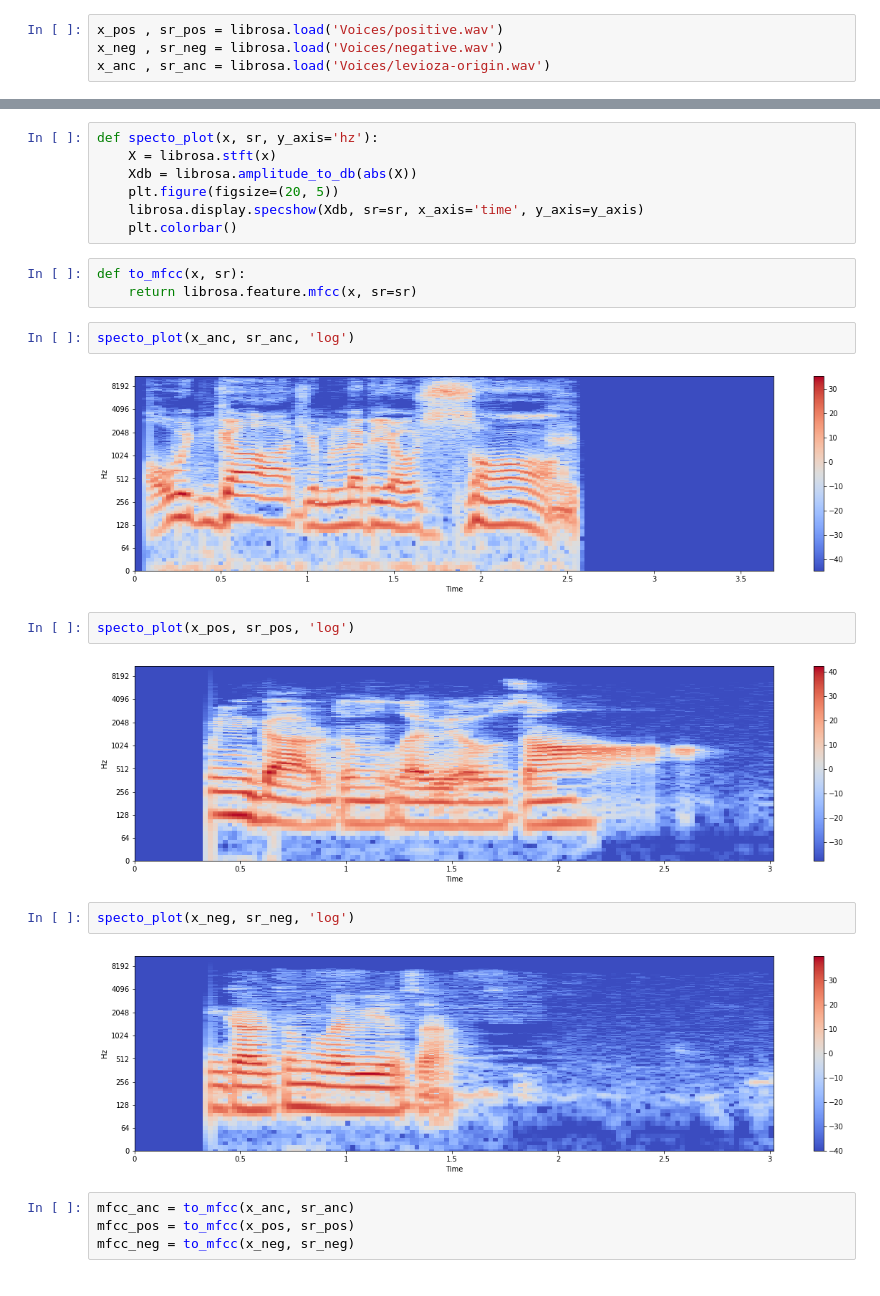
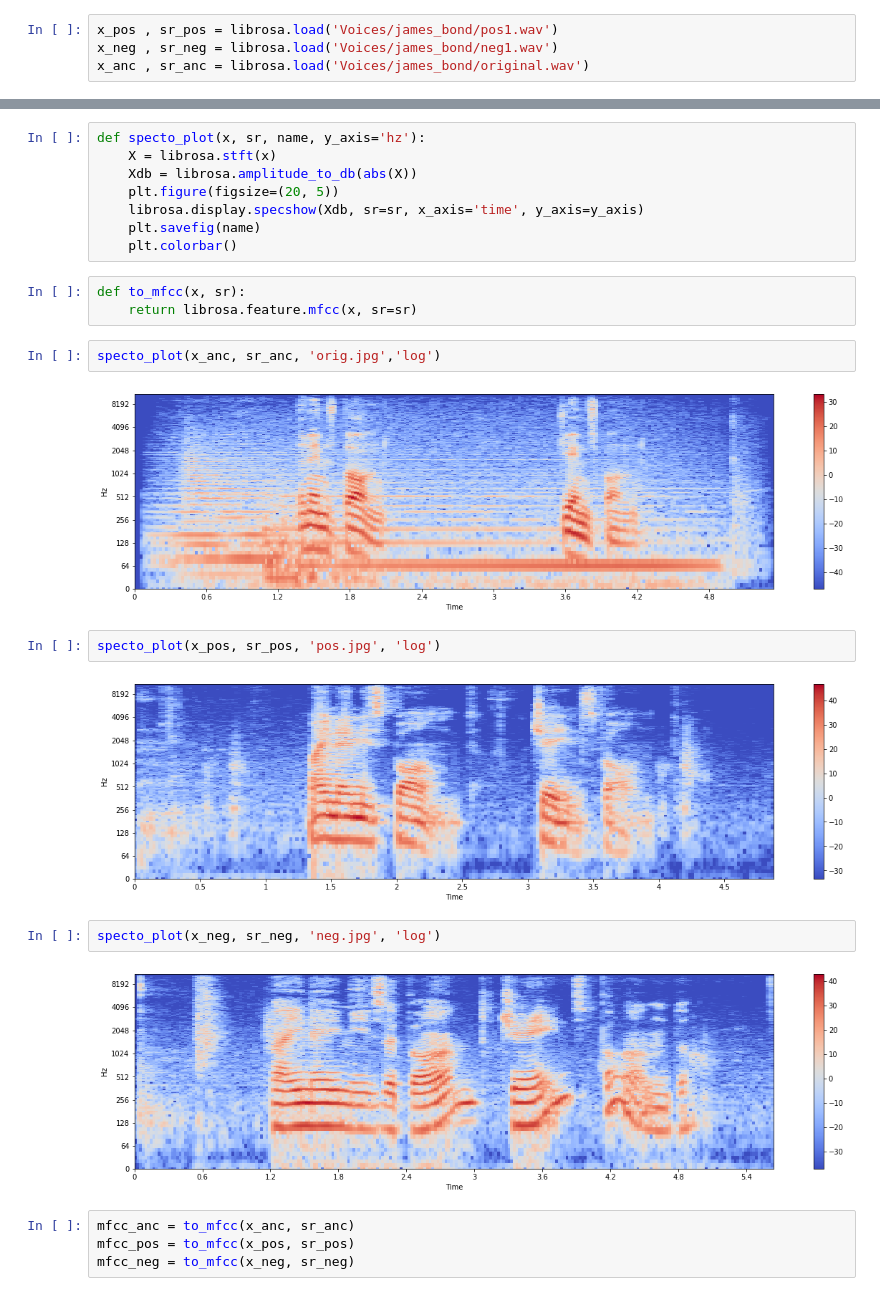
Before and after one commit to vik-vok/speech-similarity, a Jupyter notebook: voice_playing.ipynb, the cells around one changed output, grey strips where cells are left out. Drawn from its saved outputs; the diff is of its cells as text.

Commit message:
Voice comparison script

```diff
--- a/voice_playing.ipynb
+++ b/voice_playing.ipynb
@@ -32,6 +27,6 @@ ipd.Audio('Voices/levioza-origin.wav')
 # %% [output]
 [interactive output not drawn]
 # %%
-x_pos , sr_pos = librosa.load('Voices/positive.wav')
-x_neg , sr_neg = librosa.load('Voices/negative.wav')
-x_anc , sr_anc = librosa.load('Voices/levioza-origin.wav')
+x_pos , sr_pos = librosa.load('Voices/james_bond/pos1.wav')
+x_neg , sr_neg = librosa.load('Voices/james_bond/neg1.wav')
+x_anc , sr_anc = librosa.load('Voices/james_bond/original.wav')
@@ -44,27 +35,28 @@ def waveplot(x, sr):
     plt.figure(figsize=(20, 5))
     librosa.display.waveplot(x, sr=sr)
 # %%
-def specto_plot(x, sr, y_axis='hz'):
+def specto_plot(x, sr, name, y_axis='hz'):
     X = librosa.stft(x)
     Xdb = librosa.amplitude_to_db(abs(X))
     plt.figure(figsize=(20, 5))
     librosa.display.specshow(Xdb, sr=sr, x_axis='time', y_axis=y_axis)
+    plt.savefig(name)
     plt.colorbar()
 # %%
 def to_mfcc(x, sr):
     return librosa.feature.mfcc(x, sr=sr)
 # %%
-specto_plot(x_anc, sr_anc, 'log')
+specto_plot(x_anc, sr_anc, 'orig.jpg','log')
 # %% [output]
-[figure, old version]
+[figure, new version]
 # %%
-specto_plot(x_pos, sr_pos, 'log')
+specto_plot(x_pos, sr_pos, 'pos.jpg', 'log')
 # %% [output]
-[figure, old version]
+[figure, new version]
 # %%
-specto_plot(x_neg, sr_neg, 'log')
+specto_plot(x_neg, sr_neg, 'neg.jpg', 'log')
 # %% [output]
-[figure, old version]
+[figure, new version]
 # %%
 mfcc_anc = to_mfcc(x_anc, sr_anc)
 mfcc_pos = to_mfcc(x_pos, sr_pos)
```
Also changed, not shown: parts of 26 cells of this notebook.
